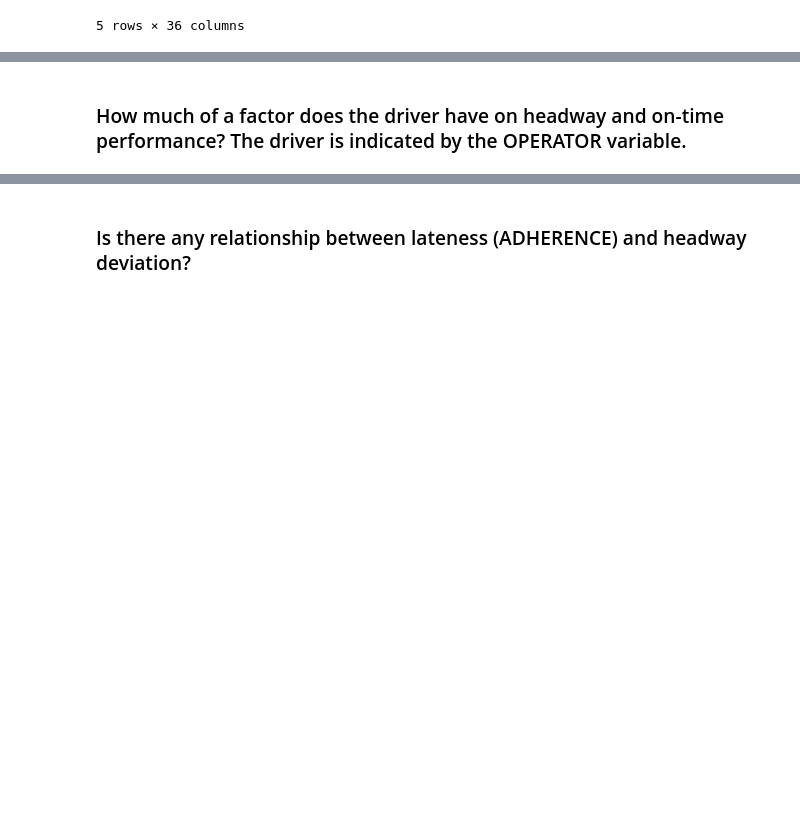
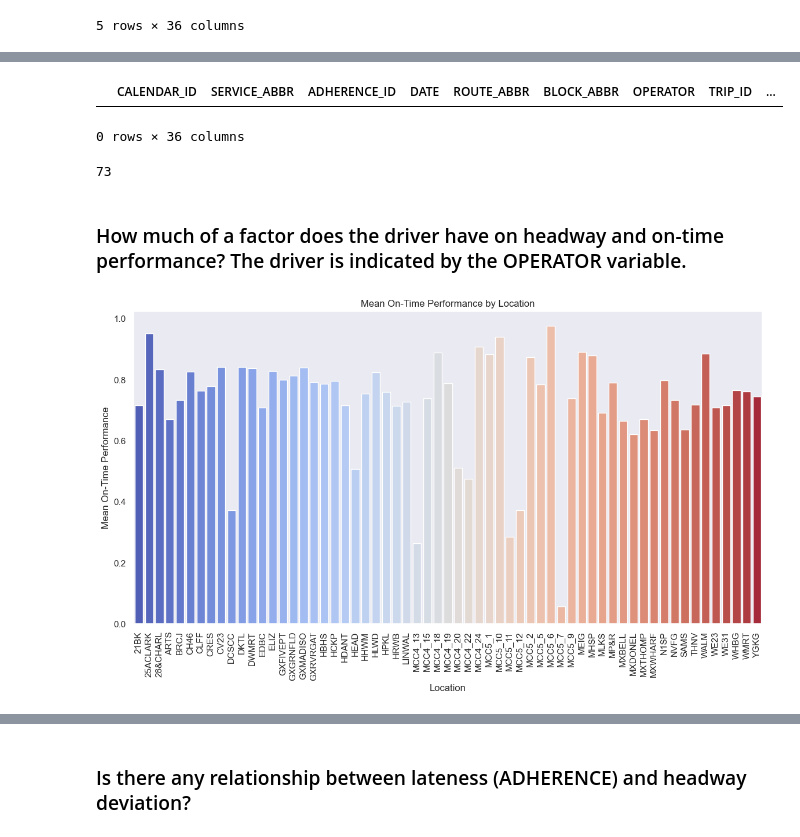
Before and after one commit to NSS-Data-Analytics-Cohort-11/wego-new-california-republic, a Jupyter notebook: notebooks/WeGo Data Introduction.ipynb, the cells around one changed output, grey strips where cells are left out. Cells and saved outputs as stored; diff of their text form; code cells hidden in the pictures; blank space fills up the shorter version.

```diff
--- a/notebooks/WeGo Data Introduction.ipynb
+++ b/notebooks/WeGo Data Introduction.ipynb
@@ -825,3 +877,9 @@ filter_df(wego,'ROUTE_NAME','Hillsboro','Bordeaux')
+# %%
+evening_rush_hour = filter_df(merged_df,'datehour', 14,15,16,17,18,19,20)
+filter_df(evening_rush_hour,'pct_on_time', )
+# %% [output]
+|  | CALENDAR_ID | SERVICE_ABBR | ADHERENCE_ID | DATE | ROUTE_ABBR | BLOCK_ABBR | OPERATOR | TRIP_ID | ... |
+0 rows × 36 columns
 # %%
 #create variable dfs:
 #3-6pm
@@ -835,5 +893,27 @@ from_downtown = filter_df(merged_df,'ROUTE_DIRECTION_NAME','FROM DOWNTOWN')
 
 
 #3-6, to and from downtown, group by route
+# %%
+# I want to look at coordinates distance to center point,
+#Associate coordinates with each route name and stop number (group by route name, stop number)
+wego.LATITUDE.nunique()
+wego.LONGITUDE.nunique()
+#concatenate lat and long
+#show route name and stop num by lat/lon
+# %% [output]
+73
 # %% [markdown]
 ### How much of a factor does the driver have on headway and on-time performance? The driver is indicated by the OPERATOR variable.
+# %%
+mean_on_time_performance = wego.groupby('TIME_POINT_ABBR')['ADJUSTED_ONTIME_COUNT'].mean().reset_index()
+plt.figure(figsize=(14, 7))
+sns.barplot(data=mean_on_time_performance, x='TIME_POINT_ABBR', y='ADJUSTED_ONTIME_COUNT', palette='coolwarm')
+plt.title('Mean On-Time Performance by Location')
+plt.xlabel('Location')
+plt.ylabel('Mean On-Time Performance')
+plt.xticks(rotation=90)
+plt.grid(axis='y')
+plt.show()
+#This is location effect on mean on time performance. Does it seem accurate? Should we try this in a scatter plot?
+# %% [output]
+[figure, added]
```
Also changed, not shown: parts of 13 cells of this notebook.
